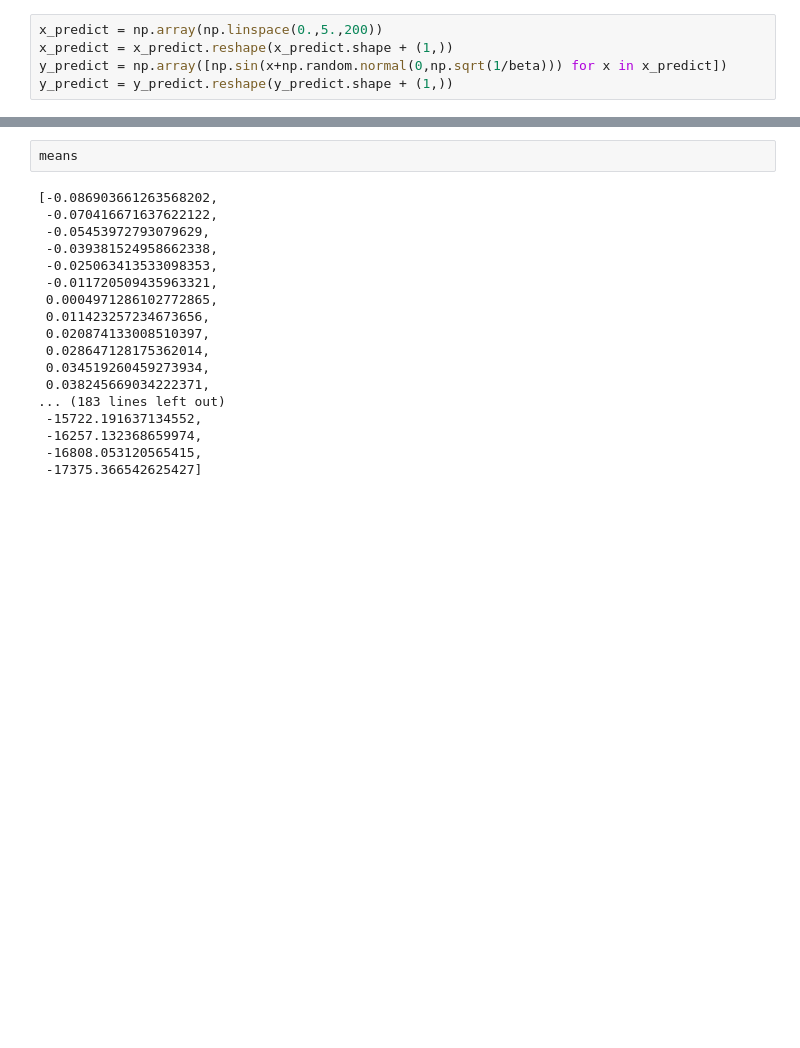
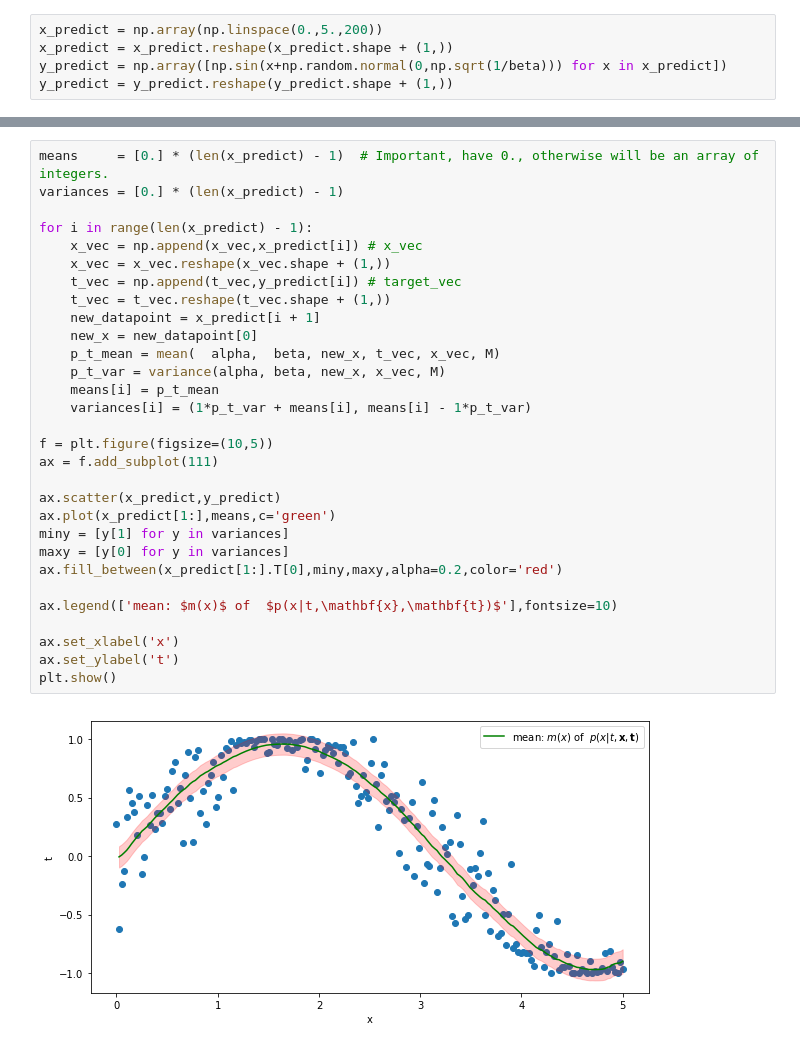
Before and after one commit to nazariyv/smallMargin_bayesianCurveFitting, a Jupyter notebook: Bayesian curve fitting.ipynb, the cells around one changed output, grey strips where cells are left out. Saved outputs shown, nothing was run; the diff lists cells and outputs as text; blank space fills up the shorter version.

```diff
--- a/Bayesian curve fitting.ipynb
+++ b/Bayesian curve fitting.ipynb
@@ -188,20 +196,32 @@ plt.show()
-# %%
-means
-# %% [output]
-[-0.086903661263568202,
- -0.070416671637622122,
- -0.05453972793079629,
- -0.039381524958662338,
- -0.025063413533098353,
- -0.011720509435963321,
- 0.0004971286102772865,
- 0.011423257234673656,
- 0.020874133008510397,
- 0.028647128175362014,
- 0.034519260459273934,
- 0.038245669034222371,
-... (183 lines left out)
- -15722.191637134552,
- -16257.132368659974,
- -16808.053120565415,
- -17375.366542625427]
+# %%
+means     = [0.] * (len(x_predict) - 1)  # Important, have 0., otherwise will be an array of integers.
+variances = [0.] * (len(x_predict) - 1)
+
+for i in range(len(x_predict) - 1):
+    x_vec = np.append(x_vec,x_predict[i]) # x_vec
+    x_vec = x_vec.reshape(x_vec.shape + (1,))
+    t_vec = np.append(t_vec,y_predict[i]) # target_vec
+    t_vec = t_vec.reshape(t_vec.shape + (1,))
+    new_datapoint = x_predict[i + 1]
+    new_x = new_datapoint[0]
+    p_t_mean = mean(  alpha,  beta, new_x, t_vec, x_vec, M)
+    p_t_var = variance(alpha, beta, new_x, x_vec, M)
+    means[i] = p_t_mean
+    variances[i] = (1*p_t_var + means[i], means[i] - 1*p_t_var)
+
+f = plt.figure(figsize=(10,5))
+ax = f.add_subplot(111)
+
+ax.scatter(x_predict,y_predict)
+ax.plot(x_predict[1:],means,c='green')
+miny = [y[1] for y in variances]
+maxy = [y[0] for y in variances]
+ax.fill_between(x_predict[1:].T[0],miny,maxy,alpha=0.2,color='red')
+
+ax.legend(['mean: $m(x)$ of  $p(x|t,\mathbf{x},\mathbf{t})$'],fontsize=10)
+
+ax.set_xlabel('x')
+ax.set_ylabel('t')
+plt.show()
+# %% [output]
+[figure, added]
```
Also changed, not shown: parts of 13 cells of this notebook, 1 other file.
